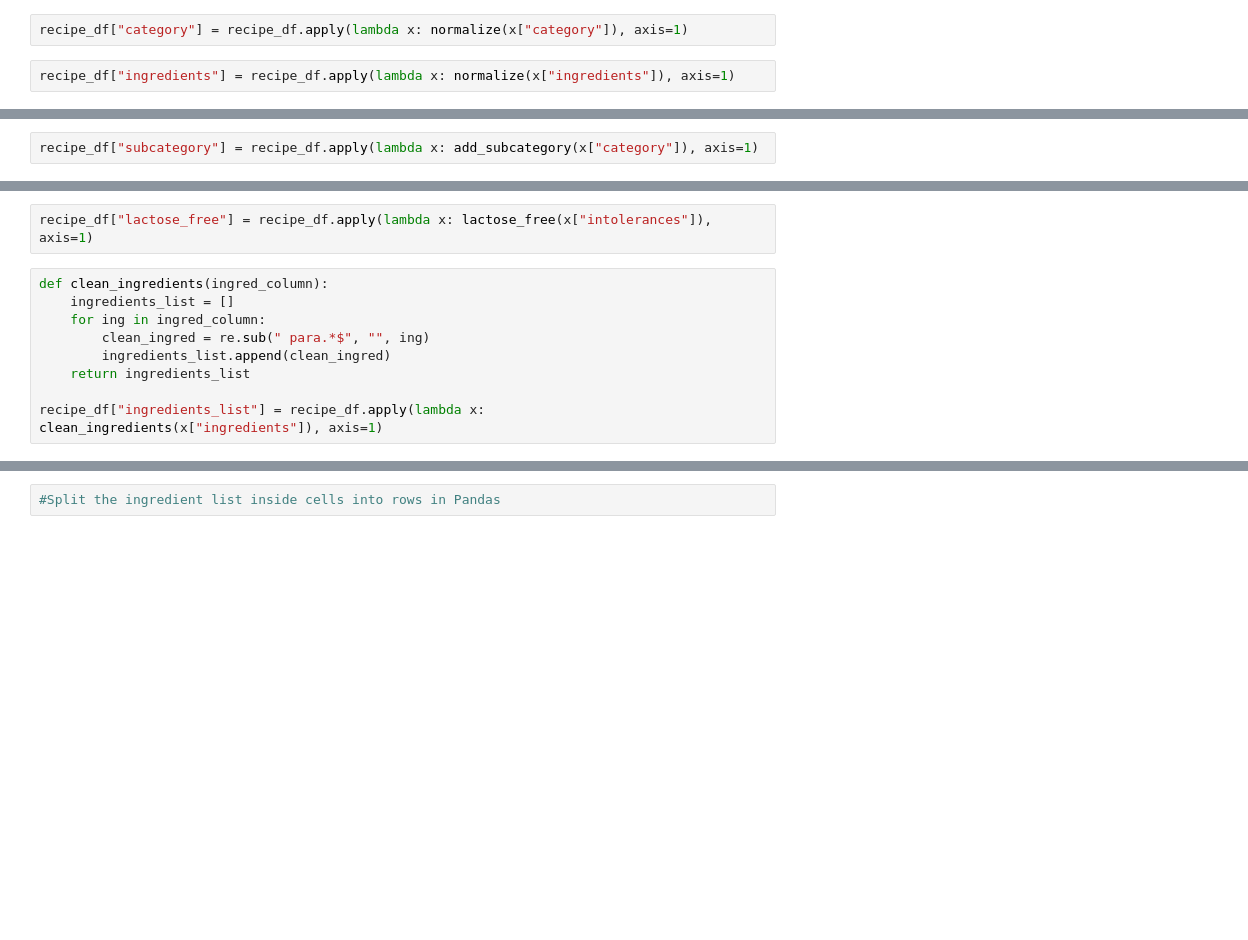
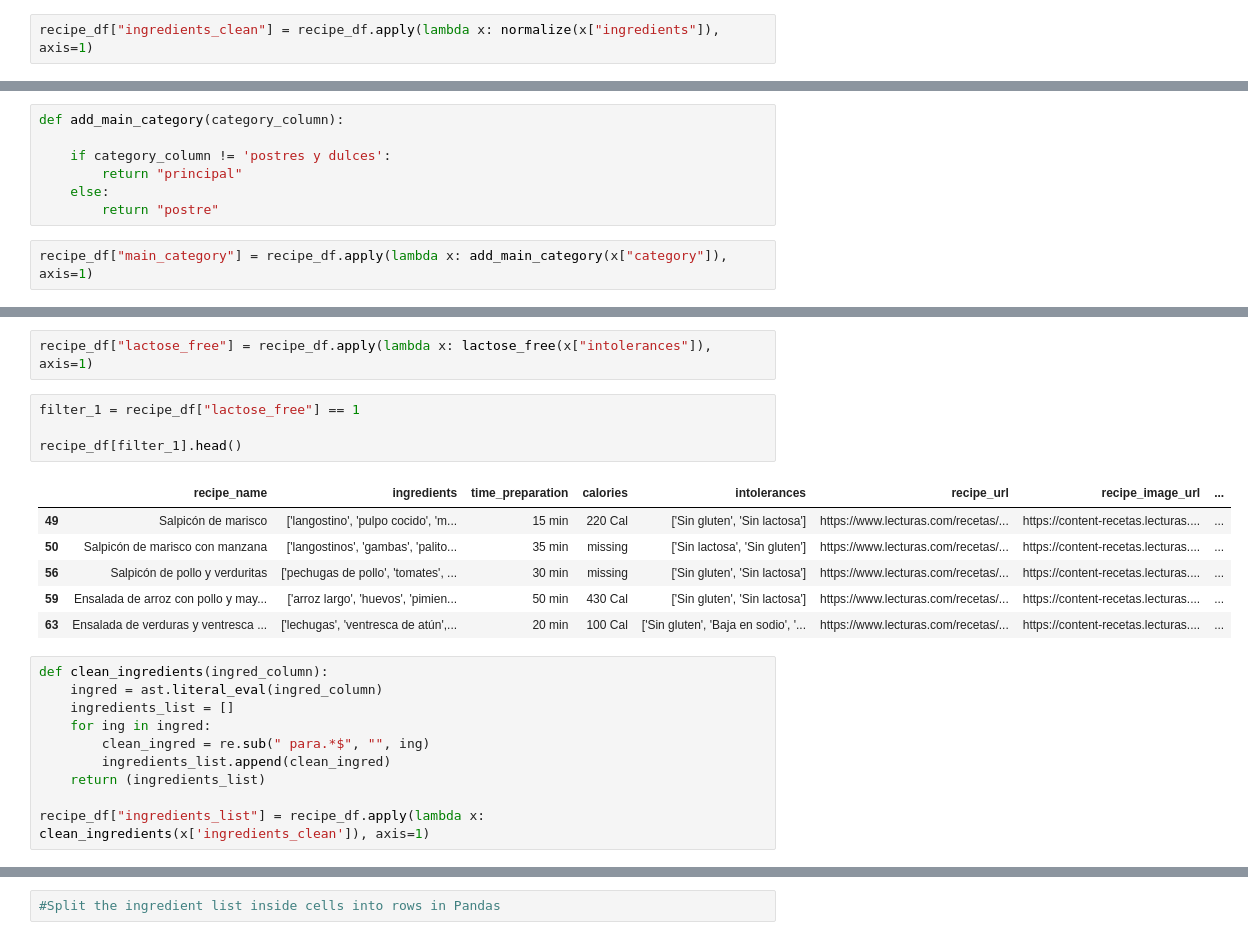
Before and after one commit to vkamg/Ironhack-Final-Project, a Jupyter notebook: notebooks/data_cleaning.ipynb, the cells around one changed output, grey strips where cells are left out. Drawn from its saved outputs; the diff is of its cells as text; blank space fills up the shorter version.

```diff
--- a/notebooks/data_cleaning.ipynb
+++ b/notebooks/data_cleaning.ipynb
@@ -38,9 +38,7 @@ normalize('brócoli')
 # %% [output]
 'brocoli'
 # %%
-recipe_df["category"] = recipe_df.apply(lambda x: normalize(x["category"]), axis=1)
+recipe_df["ingredients_clean"] = recipe_df.apply(lambda x: normalize(x["ingredients"]), axis=1)
-# %%
-recipe_df["ingredients"] = recipe_df.apply(lambda x: normalize(x["ingredients"]), axis=1)
 # %%
 recipe_df
 # %% [output]
@@ -135,4 +121,11 @@ def add_subcategory(category_column):
+# %%
+def add_main_category(category_column):
+
+    if category_column != 'postres y dulces':
+        return "principal"
+    else:
+        return "postre"
 # %%
-recipe_df["subcategory"] = recipe_df.apply(lambda x: add_subcategory(x["category"]), axis=1)
+recipe_df["main_category"] = recipe_df.apply(lambda x: add_main_category(x["category"]), axis=1)
 # %%
 recipe_df
@@ -250,12 +347,24 @@ def lactose_free(intolerances):
         return 0
 # %%
 recipe_df["lactose_free"] = recipe_df.apply(lambda x: lactose_free(x["intolerances"]), axis=1)
+# %%
+filter_1 = recipe_df["lactose_free"] == 1
+
+recipe_df[filter_1].head()
+# %% [output]
+|  | recipe_name | ingredients | time_preparation | calories | intolerances | recipe_url | recipe_image_url | ... |
+| 49 | Salpicón de marisco | ['langostino', 'pulpo cocido', 'm... | 15 min | 220 Cal | ['Sin gluten', 'Sin lactosa'] | https://www.lecturas.com/recetas/... | https://content-recetas.lecturas.... | ... |
+| 50 | Salpicón de marisco con manzana | ['langostinos', 'gambas', 'palito... | 35 min | missing | ['Sin lactosa', 'Sin gluten'] | https://www.lecturas.com/recetas/... | https://content-recetas.lecturas.... | ... |
+| 56 | Salpicón de pollo y verduritas | ['pechugas de pollo', 'tomates', ... | 30 min | missing | ['Sin gluten', 'Sin lactosa'] | https://www.lecturas.com/recetas/... | https://content-recetas.lecturas.... | ... |
+| 59 | Ensalada de arroz con pollo y may... | ['arroz largo', 'huevos', 'pimien... | 50 min | 430 Cal | ['Sin gluten', 'Sin lactosa'] | https://www.lecturas.com/recetas/... | https://content-recetas.lecturas.... | ... |
+| 63 | Ensalada de verduras y ventresca ... | ['lechugas', 'ventresca de atún',... | 20 min | 100 Cal | ['Sin gluten', 'Baja en sodio', '... | https://www.lecturas.com/recetas/... | https://content-recetas.lecturas.... | ... |
 # %%
 def clean_ingredients(ingred_column):
+    ingred = ast.literal_eval(ingred_column)
     ingredients_list = []
-    for ing in ingred_column:
+    for ing in ingred:
         clean_ingred = re.sub(" para.*$", "", ing)
         ingredients_list.append(clean_ingred)
-    return ingredients_list
+    return (ingredients_list)
 
-recipe_df["ingredients_list"] = recipe_df.apply(lambda x: clean_ingredients(x["ingredients"]), axis=1)
+recipe_df["ingredients_list"] = recipe_df.apply(lambda x: clean_ingredients(x['ingredients_clean']), axis=1)
```
Also changed, not shown: parts of 40 cells of this notebook, 5 other files.
